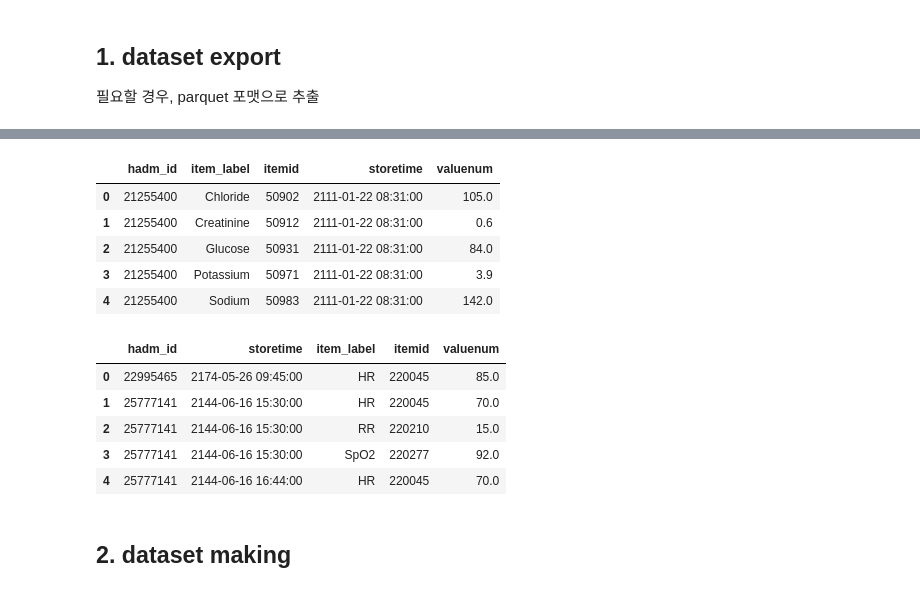
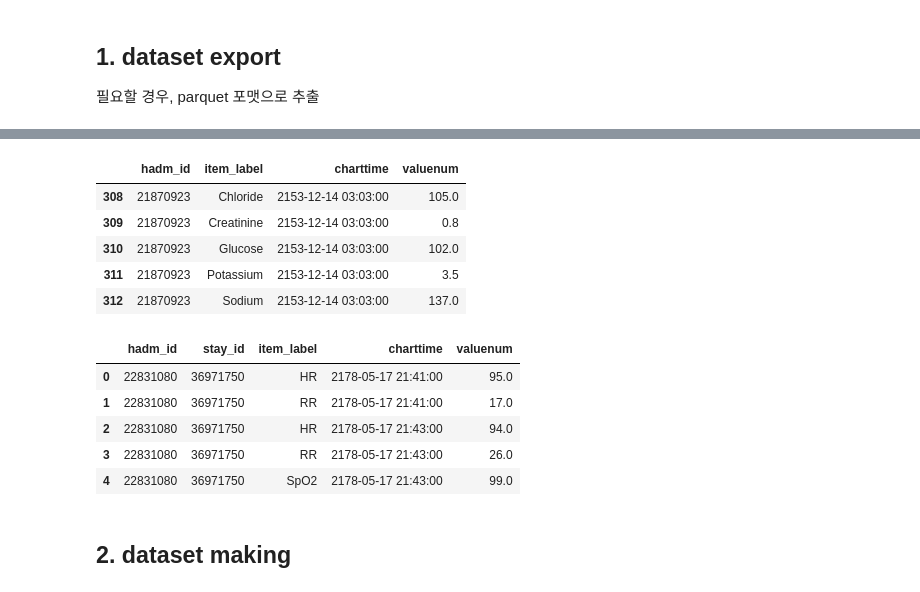
Before and after one commit to yk-Jeong/iMORS, a Jupyter notebook: code.ipynb, the cells around one changed output, grey strips where cells are left out. Drawn from its saved outputs; the diff is of its cells as text; code cells hidden in the pictures.

```diff
--- a/code.ipynb
+++ b/code.ipynb
@@ -81,42 +89,41 @@ WITH filtered_admissions AS (
 )
 SELECT le.hadm_id,
        d_lab.label AS item_label,
-       le.itemid,
-       le.storetime,
+       le.charttime,
        le.valuenum
 FROM mimiciv_hosp.labevents AS le
 INNER JOIN filtered_admissions AS fa
 ON le.hadm_id = fa.hadm_id
 INNER JOIN mimiciv_hosp.d_labitems AS d_lab
 ON le.itemid = d_lab.itemid
 WHERE le.itemid IN (
     50825,   -- temperature
     50861,   -- alt
     50878,   -- ast
     50862,   -- albumin
     51842,   -- bun
     50885,   -- bilirubin
     51652,   -- crp
     50902,   -- chloride
     50912,   -- creatinine
     50931,   -- glucose
     51222,   -- hemoglobin
     51240,   -- platelets
     50971,   -- potassium
     50983,   -- sodium
     51516    -- WBC
 );
 '''
 labevents = pd.read_sql_query(query, conn)
 labevents = labevents[labevents['hadm_id'].isin(patients['hadm_id'])]
 labevents.head()
 # %% [output]
-|  | hadm_id | item_label | itemid | storetime | valuenum |
-| 0 | 21255400 | Chloride | 50902 | 2111-01-22 08:31:00 | 105.0 |
-| 1 | 21255400 | Creatinine | 50912 | 2111-01-22 08:31:00 | 0.6 |
-| 2 | 21255400 | Glucose | 50931 | 2111-01-22 08:31:00 | 84.0 |
-| 3 | 21255400 | Potassium | 50971 | 2111-01-22 08:31:00 | 3.9 |
-| 4 | 21255400 | Sodium | 50983 | 2111-01-22 08:31:00 | 142.0 |
+|  | hadm_id | item_label | charttime | valuenum |
+| 308 | 21870923 | Chloride | 2153-12-14 03:03:00 | 105.0 |
+| 309 | 21870923 | Creatinine | 2153-12-14 03:03:00 | 0.8 |
+| 310 | 21870923 | Glucose | 2153-12-14 03:03:00 | 102.0 |
+| 311 | 21870923 | Potassium | 2153-12-14 03:03:00 | 3.5 |
+| 312 | 21870923 | Sodium | 2153-12-14 03:03:00 | 137.0 |
 # %%
 # chartevent 추출
 
@@ -130,9 +137,9 @@ WITH filtered_admissions AS (
       AND (pa.anchor_age + EXTRACT(EPOCH FROM ad.admittime - MAKE_TIMESTAMP(pa.anchor_year, 1, 1, 0, 0, 0)) / 31556908.8) >= 40
 )
 SELECT ce.hadm_id,
-       ce.storetime,
+       ce.stay_id,
        d_items.abbreviation AS item_label,
-       ce.itemid,
+       ce.charttime,
        ce.valuenum
 FROM mimiciv_icu.chartevents AS ce
 INNER JOIN mimiciv_icu.d_items AS d_items
@@ -169,12 +176,12 @@ chartevents = pd.read_sql_query(query, conn)
 chartevents = chartevents[chartevents['hadm_id'].isin(patients['hadm_id'])]
 chartevents.head()
 # %% [output]
-|  | hadm_id | storetime | item_label | itemid | valuenum |
-| 0 | 22995465 | 2174-05-26 09:45:00 | HR | 220045 | 85.0 |
-| 1 | 25777141 | 2144-06-16 15:30:00 | HR | 220045 | 70.0 |
-| 2 | 25777141 | 2144-06-16 15:30:00 | RR | 220210 | 15.0 |
-| 3 | 25777141 | 2144-06-16 15:30:00 | SpO2 | 220277 | 92.0 |
-| 4 | 25777141 | 2144-06-16 16:44:00 | HR | 220045 | 70.0 |
+|  | hadm_id | stay_id | item_label | charttime | valuenum |
+| 0 | 22831080 | 36971750 | HR | 2178-05-17 21:41:00 | 95.0 |
+| 1 | 22831080 | 36971750 | RR | 2178-05-17 21:41:00 | 17.0 |
+| 2 | 22831080 | 36971750 | HR | 2178-05-17 21:43:00 | 94.0 |
+| 3 | 22831080 | 36971750 | RR | 2178-05-17 21:43:00 | 26.0 |
+| 4 | 22831080 | 36971750 | SpO2 | 2178-05-17 21:43:00 | 99.0 |
 # %% [markdown]
 ## 2. dataset making
 # %% [markdown]
```
Also changed, not shown: parts of 57 cells of this notebook, 1 other file.
